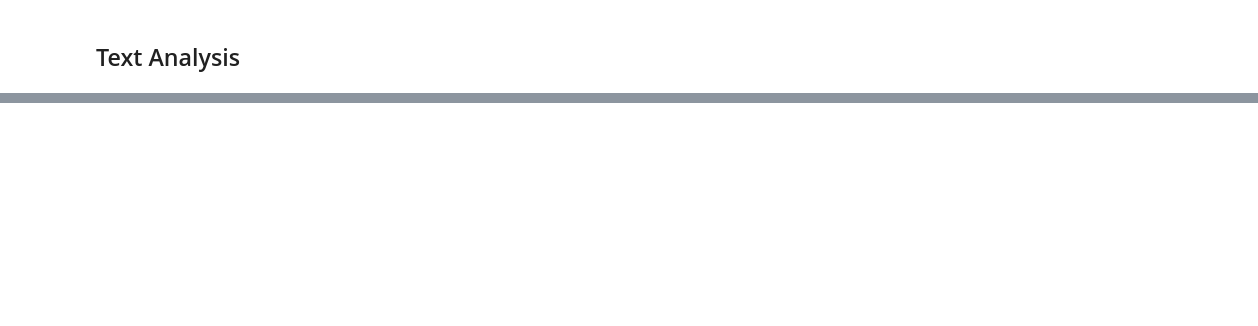
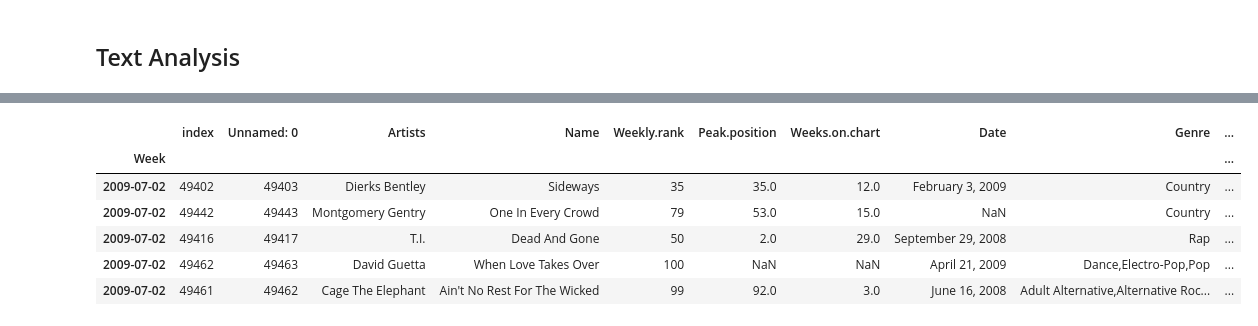
Before and after one commit to catbaker3/final, a Jupyter notebook: Final- Alt Dataset.ipynb, the cells around one changed output, grey strips where cells are left out. Saved outputs shown, nothing was run; the diff lists cells and outputs as text; code cells hidden in the pictures; blank space fills up the shorter version.

```diff
--- a/Final- Alt Dataset.ipynb
+++ b/Final- Alt Dataset.ipynb
@@ -420,0 +337,5 @@ lexical_rich.sort_values(by='lexical_richness', ascending=False)
+# %%
+# Tokens of each song
+tokens = [len(text) for text in texts]
+
+billboard_100['tokens'] = tokens
@@ -420,0 +355,10 @@ lexical_rich.sort_values(by='lexical_richness', ascending=False)
+# %%
+billboard_100.head()
+# %% [output]
+|  | index | Unnamed: 0 | Artists | Name | Weekly.rank | Peak.position | Weeks.on.chart | Date | Genre | ... |
+| Week |  |  |  |  |  |  |  |  |  | ... |
+| 2009-07-02 | 49402 | 49403 | Dierks Bentley | Sideways | 35 | 35.0 | 12.0 | February 3, 2009 | Country | ... |
+| 2009-07-02 | 49442 | 49443 | Montgomery Gentry | One In Every Crowd | 79 | 53.0 | 15.0 | NaN | Country | ... |
+| 2009-07-02 | 49416 | 49417 | T.I. | Dead And Gone | 50 | 2.0 | 29.0 | September 29, 2008 | Rap | ... |
+| 2009-07-02 | 49462 | 49463 | David Guetta | When Love Takes Over | 100 | NaN | NaN | April 21, 2009 | Dance,Electro-Pop,Pop | ... |
+| 2009-07-02 | 49461 | 49462 | Cage The Elephant | Ain't No Rest For The Wicked | 99 | 92.0 | 3.0 | June 16, 2008 | Adult Alternative,Alternative Roc... | ... |
```
Also changed, not shown: parts of 25 cells of this notebook.
